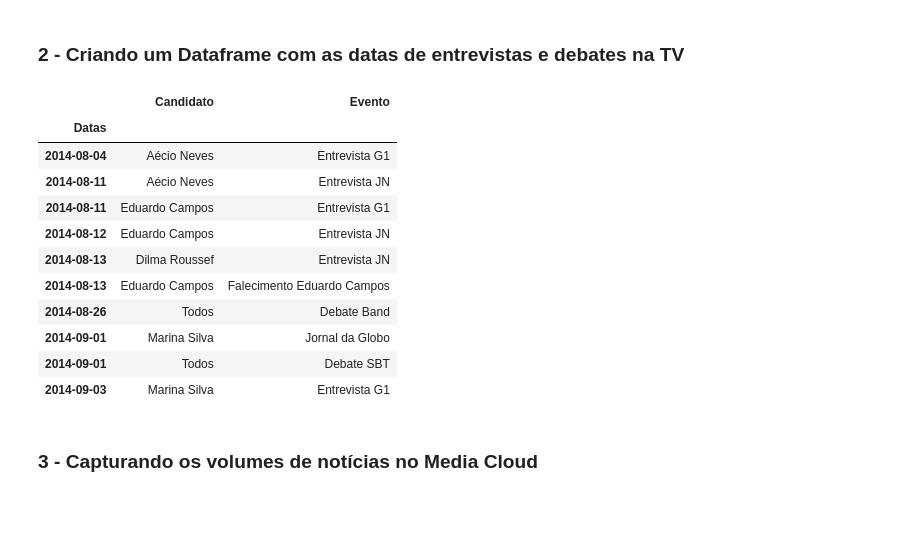
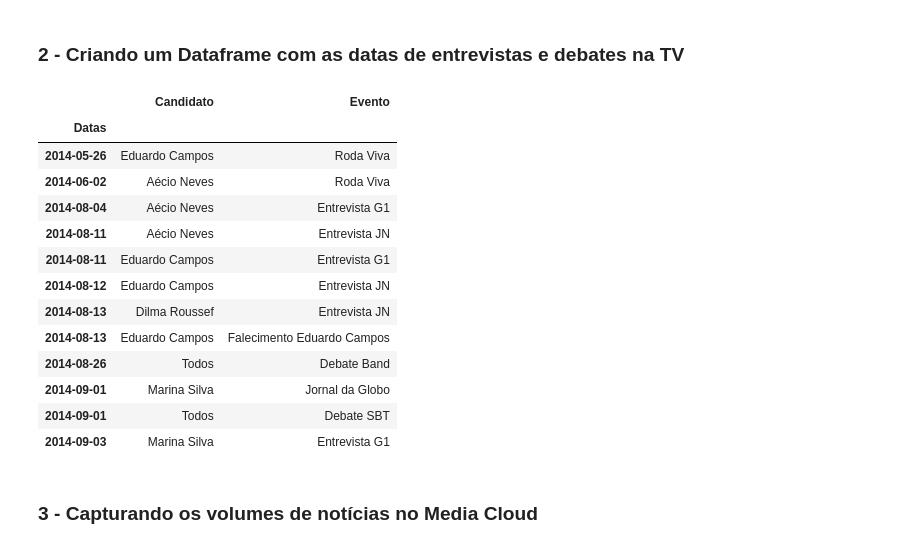
Before and after one commit to fccoelho/analisaMC, a Jupyter notebook: pesquisas_eleitorais.ipynb, the cells around one changed output. Cells and saved outputs as stored; diff of their text form; code cells hidden in the pictures; blank space fills up the shorter version.

```diff
--- a/pesquisas_eleitorais.ipynb
+++ b/pesquisas_eleitorais.ipynb
@@ -164,21 +144,24 @@ df_pesquisas2
 ### 2 - Criando um Dataframe com as datas de entrevistas e debates na TV
 # %%
 datas_evento = [dt.date(2014,8,11),dt.date(2014,8,12),dt.date(2014,8,13),dt.date(2014,9,3),dt.date(2014,8,11),
-                     dt.date(2014,8,4),dt.date(2014,9,1),dt.date(2014,9,1),dt.date(2014,8,26),dt.date(2014,8,13)]
+                dt.date(2014,8,4),dt.date(2014,9,1),dt.date(2014,9,1),dt.date(2014,8,26),dt.date(2014,8,13),
+                dt.date(2014,6,2),dt.date(2014,5,26)]
 
 entrevistados = [u'Aécio Neves',u'Eduardo Campos',u'Dilma Roussef',u'Marina Silva',u'Eduardo Campos',u'Aécio Neves',
-                 u'Marina Silva', 'Todos','Todos', 'Eduardo Campos']
+                 u'Marina Silva', 'Todos','Todos','Eduardo Campos',u'Aécio Neves','Eduardo Campos']
 
 evento = ['Entrevista JN','Entrevista JN','Entrevista JN','Entrevista G1','Entrevista G1','Entrevista G1','Jornal da Globo',
-          'Debate SBT','Debate Band','Falecimento Eduardo Campos']
+          'Debate SBT','Debate Band','Falecimento Eduardo Campos','Roda Viva','Roda Viva']
 
 df_debates = pd.DataFrame({u'Candidato':entrevistados, u'Evento':evento}, index=datas_evento)
 df_debates.index.name = 'Datas'
 df_debates.sort_index(inplace=True)
 df_debates
 # %% [output]
 |  | Candidato | Evento |
 | Datas |  |  |
+| 2014-05-26 | Eduardo Campos | Roda Viva |
+| 2014-06-02 | Aécio Neves | Roda Viva |
 | 2014-08-04 | Aécio Neves | Entrevista G1 |
 | 2014-08-11 | Aécio Neves | Entrevista JN |
 | 2014-08-11 | Eduardo Campos | Entrevista G1 |
```
Also changed, not shown: parts of 13 cells of this notebook.
